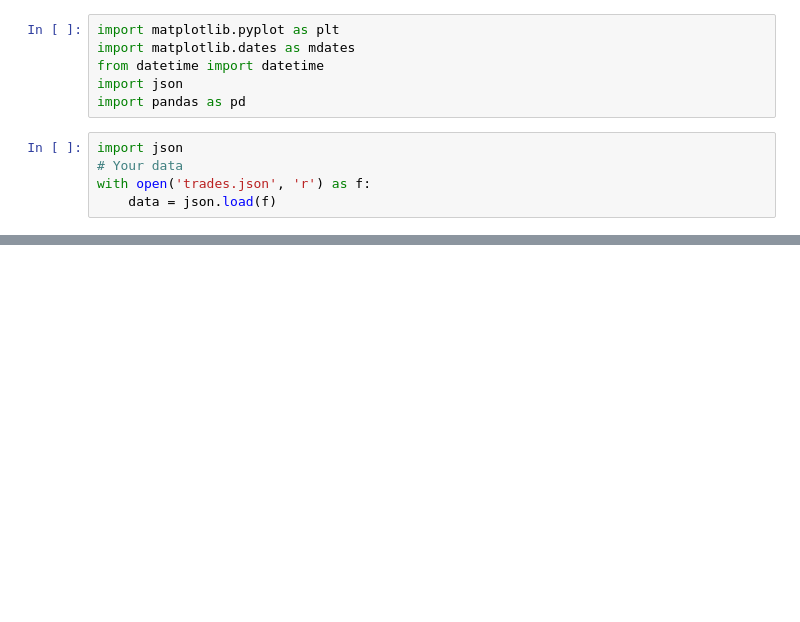
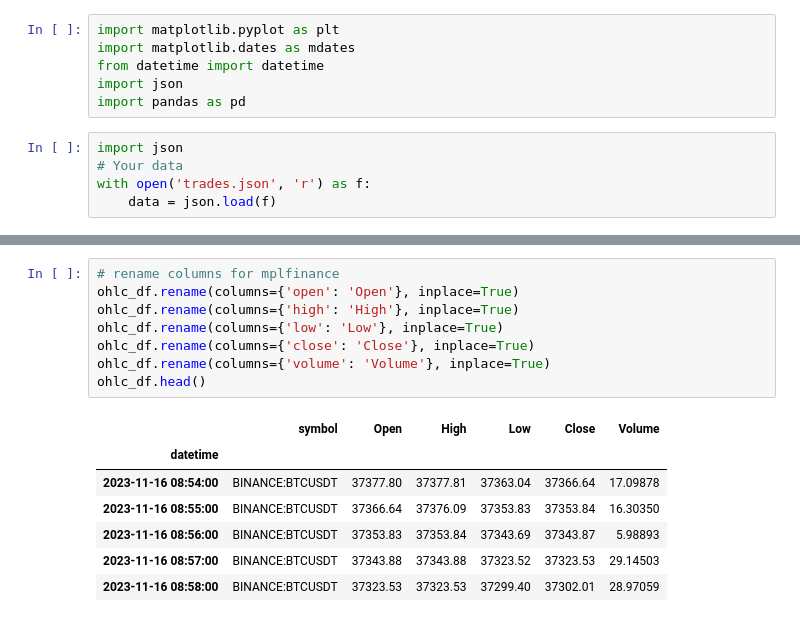
Before and after one commit to yzpt/cryptos_apache_docker, a Jupyter notebook: nb_candlesticks.ipynb, the cells around one changed output, grey strips where cells are left out. Saved outputs shown, nothing was run; the diff lists cells and outputs as text; blank space fills up the shorter version.

```diff
--- a/nb_candlesticks.ipynb
+++ b/nb_candlesticks.ipynb
@@ -83,0 +96,16 @@ print(ohlc_df)
+# %%
+# rename columns for mplfinance
+ohlc_df.rename(columns={'open': 'Open'}, inplace=True)
+ohlc_df.rename(columns={'high': 'High'}, inplace=True)
+ohlc_df.rename(columns={'low': 'Low'}, inplace=True)
+ohlc_df.rename(columns={'close': 'Close'}, inplace=True)
+ohlc_df.rename(columns={'volume': 'Volume'}, inplace=True)
+ohlc_df.head()
+# %% [output]
+|  | symbol | Open | High | Low | Close | Volume |
+| datetime |  |  |  |  |  |  |
+| 2023-11-16 08:54:00 | BINANCE:BTCUSDT | 37377.80 | 37377.81 | 37363.04 | 37366.64 | 17.09878 |
+| 2023-11-16 08:55:00 | BINANCE:BTCUSDT | 37366.64 | 37376.09 | 37353.83 | 37353.84 | 16.30350 |
+| 2023-11-16 08:56:00 | BINANCE:BTCUSDT | 37353.83 | 37353.84 | 37343.69 | 37343.87 | 5.98893 |
+| 2023-11-16 08:57:00 | BINANCE:BTCUSDT | 37343.88 | 37343.88 | 37323.52 | 37323.53 | 29.14503 |
+| 2023-11-16 08:58:00 | BINANCE:BTCUSDT | 37323.53 | 37323.53 | 37299.40 | 37302.01 | 28.97059 |
```
Also changed, not shown: parts of 10 cells of this notebook, 16 other files.
